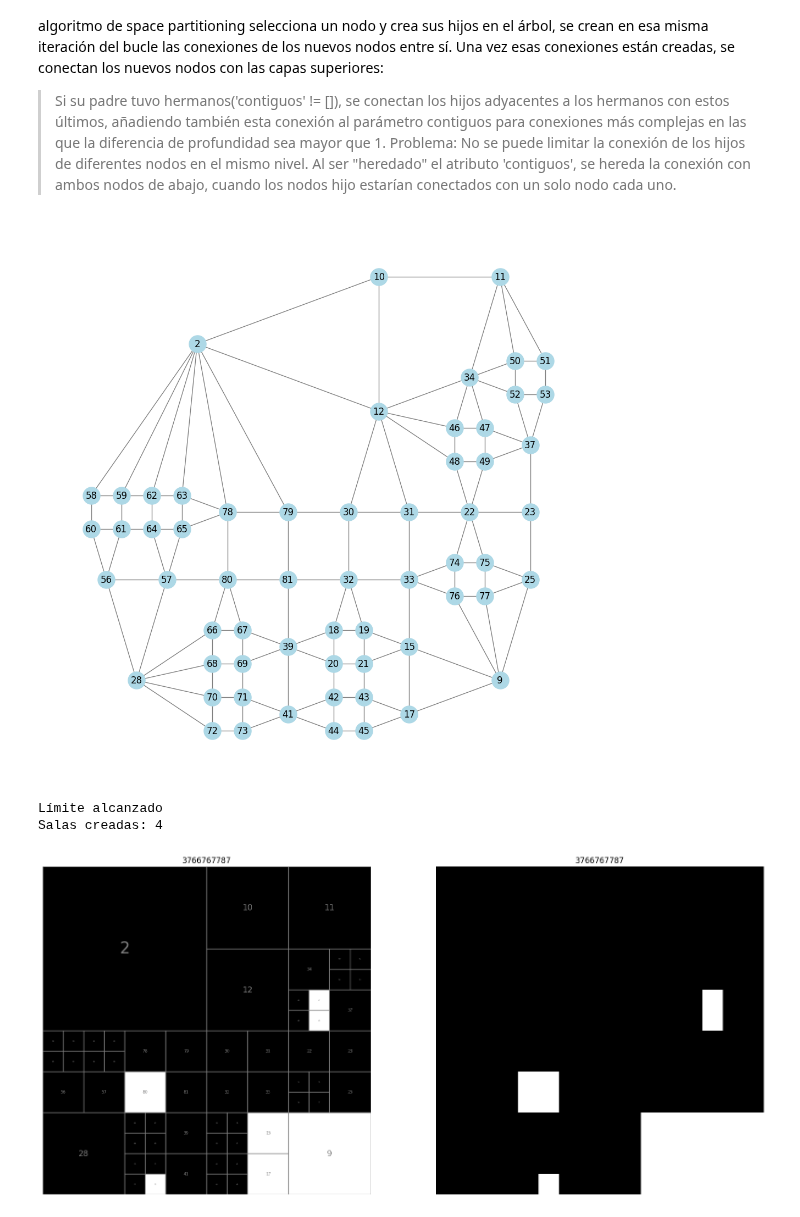
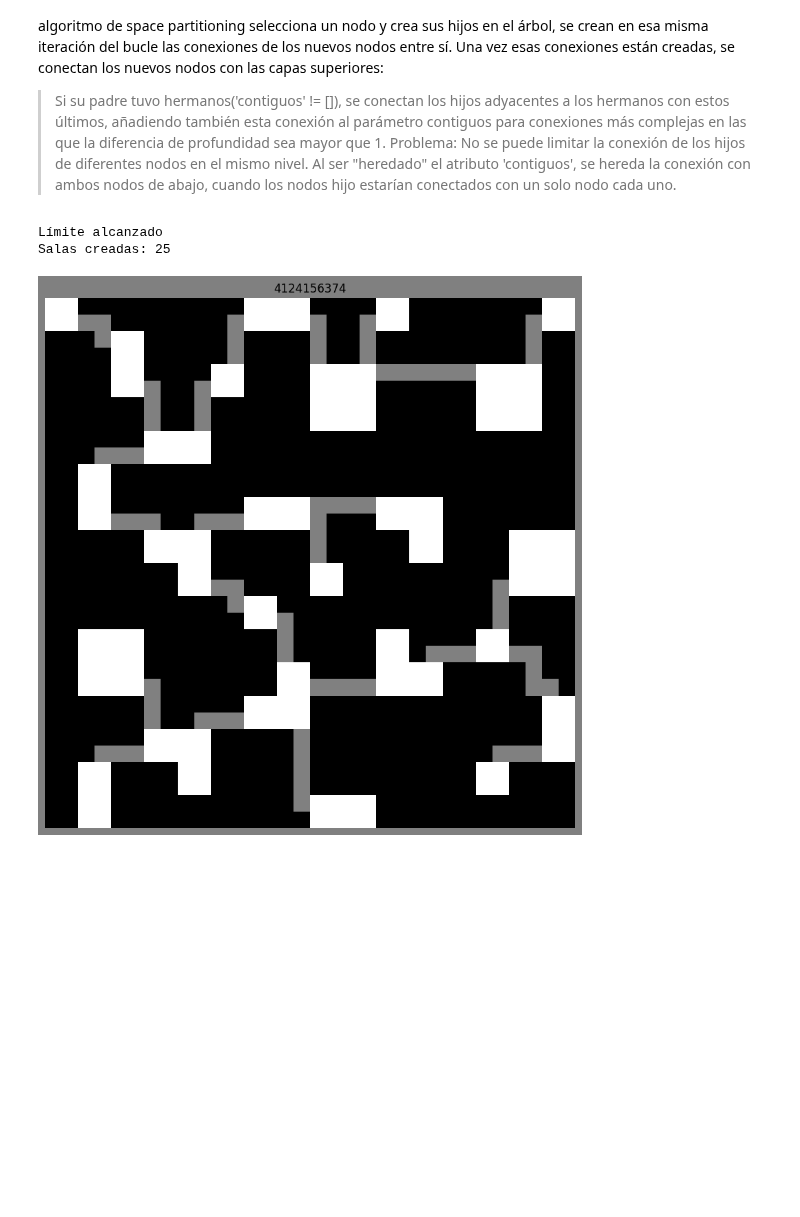
Before and after one commit to MarioPG21/TFG_generacion_mazmorras, a Jupyter notebook: Space Partitioning/Space_Partitioning.ipynb, the cells around one changed output. Cells and saved outputs as stored; diff of their text form; code cells hidden in the pictures; blank space fills up the shorter version.

```diff
--- a/Space Partitioning/Space_Partitioning.ipynb
+++ b/Space Partitioning/Space_Partitioning.ipynb
@@ -472,34 +663,34 @@ def crear_mazmorra_space_part(arquitectura, npart = 20, prof_division = 5, nsala
     cuadrado = Cuadrado(A,semilla=semilla)
     #cuadrado.imprimir_estructura()
     cuadrado.formar_grafo()
-    cuadrado.dibujar_grafo()
+    #cuadrado.dibujar_grafo()
     if arquitectura == 'clasica':
         cuadrado.crear_mazmorra_clasica(nsalas, densidad=4-densidad)
         pass
     elif arquitectura == 'dikjstra':
         cuadrado.crear_mazmorra_dikjstra(nsalas)
         pass
+    #cuadrado.dibujar_debug(guardar=guardar)
     cuadrado.dibujar(guardar=guardar)
     return cuadrado
 # %%
 # 'dikjstra', 'clasica'
 arquitectura = 'clasica'
-npart = 20
+npart = 500
 prof = 4
-nsalas = 5
-densidad = 1
+nsalas = 100
+densidad = 2
 guardar = False
 
 cuadrado=crear_mazmorra_space_part(
     arquitectura = arquitectura,
     npart=npart,
     prof_division=prof,
     nsalas=nsalas,
     densidad=densidad,
     guardar=guardar
 )
 # %% [output]
+Límite alcanzado
+Salas creadas: 25
-[figure, old version]
+[figure, new version]
-Límite alcanzado
-Salas creadas: 4
-[figure, removed]
```
Also changed, not shown: parts of 6 cells of this notebook.
